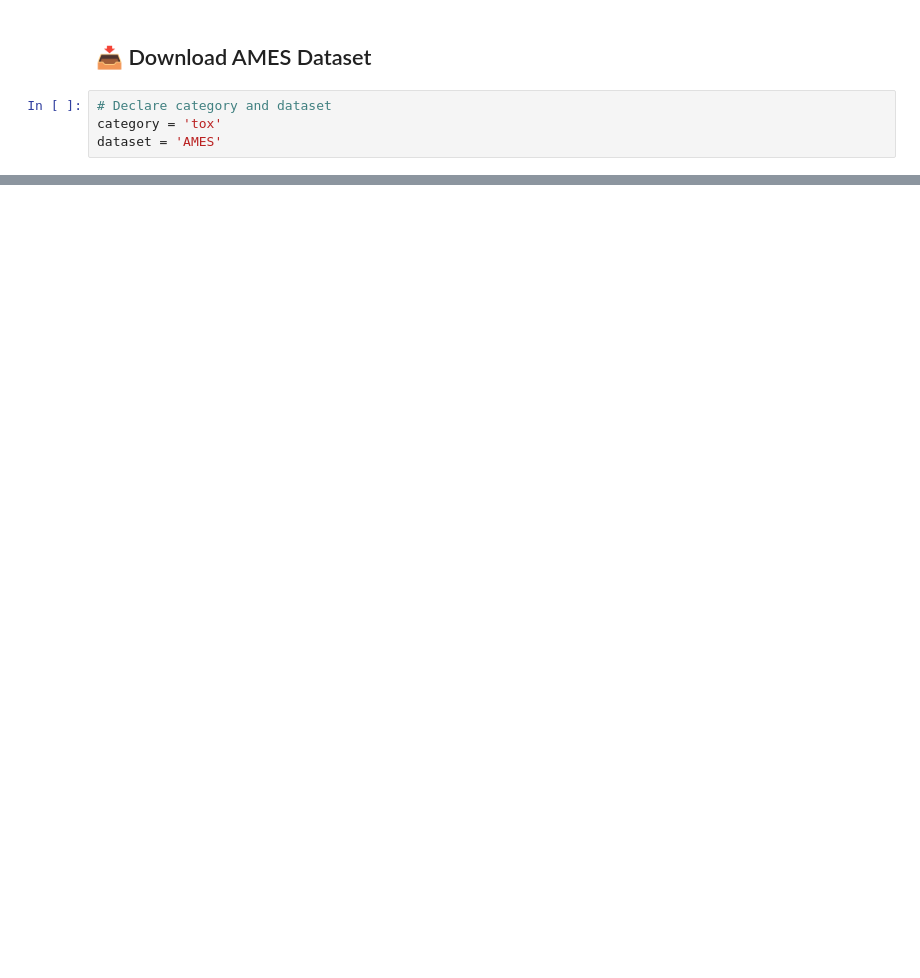
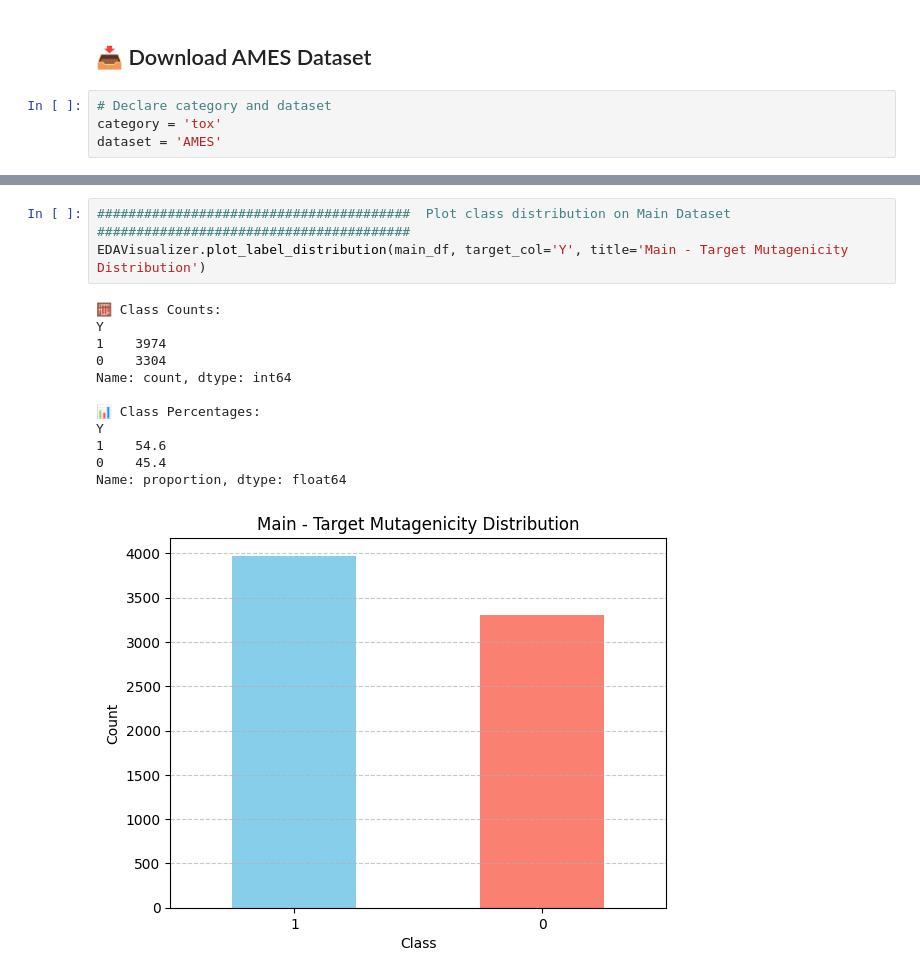
Before and after one commit to udhtaz/outreachy-contributions, a Jupyter notebook: notebooks/AMES_Mutagenicity_Prediction.ipynb, the cells around one changed output, grey strips where cells are left out. Cells and saved outputs as stored; diff of their text form; blank space fills up the shorter version.

```diff
--- a/notebooks/AMES_Mutagenicity_Prediction.ipynb
+++ b/notebooks/AMES_Mutagenicity_Prediction.ipynb
@@ -115,0 +225,16 @@ Name: proportion, dtype: float64
+# %%
+########################################  Plot class distribution on Main Dataset ########################################
+EDAVisualizer.plot_label_distribution(main_df, target_col='Y', title='Main - Target Mutagenicity Distribution')
+# %% [output]
+🧮 Class Counts:
+Y
+1    3974
+0    3304
+Name: count, dtype: int64
+
+📊 Class Percentages:
+Y
+1    54.6
+0    45.4
+Name: proportion, dtype: float64
+[figure, added]
```
Also changed, not shown: parts of 51 cells of this notebook, 1 other file.
